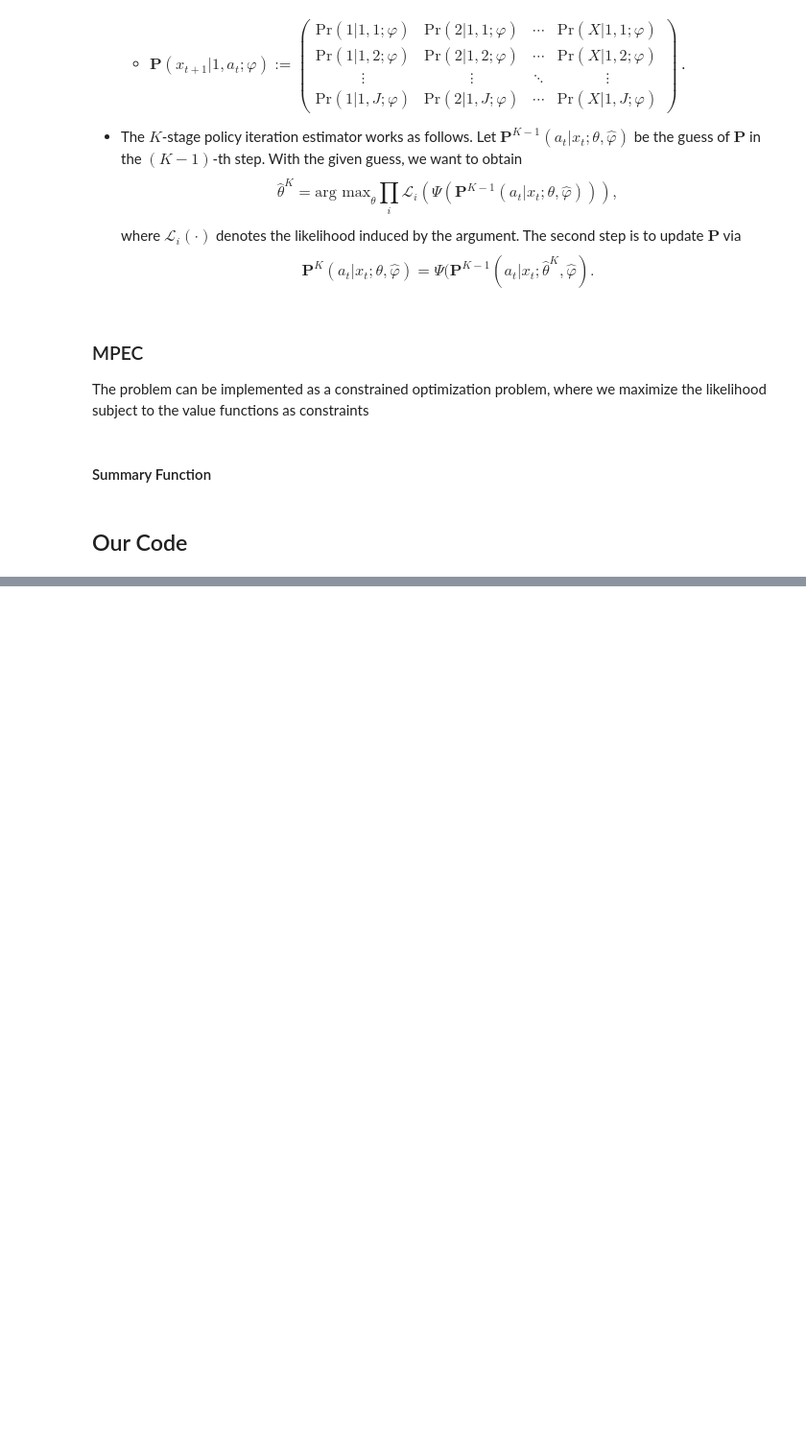
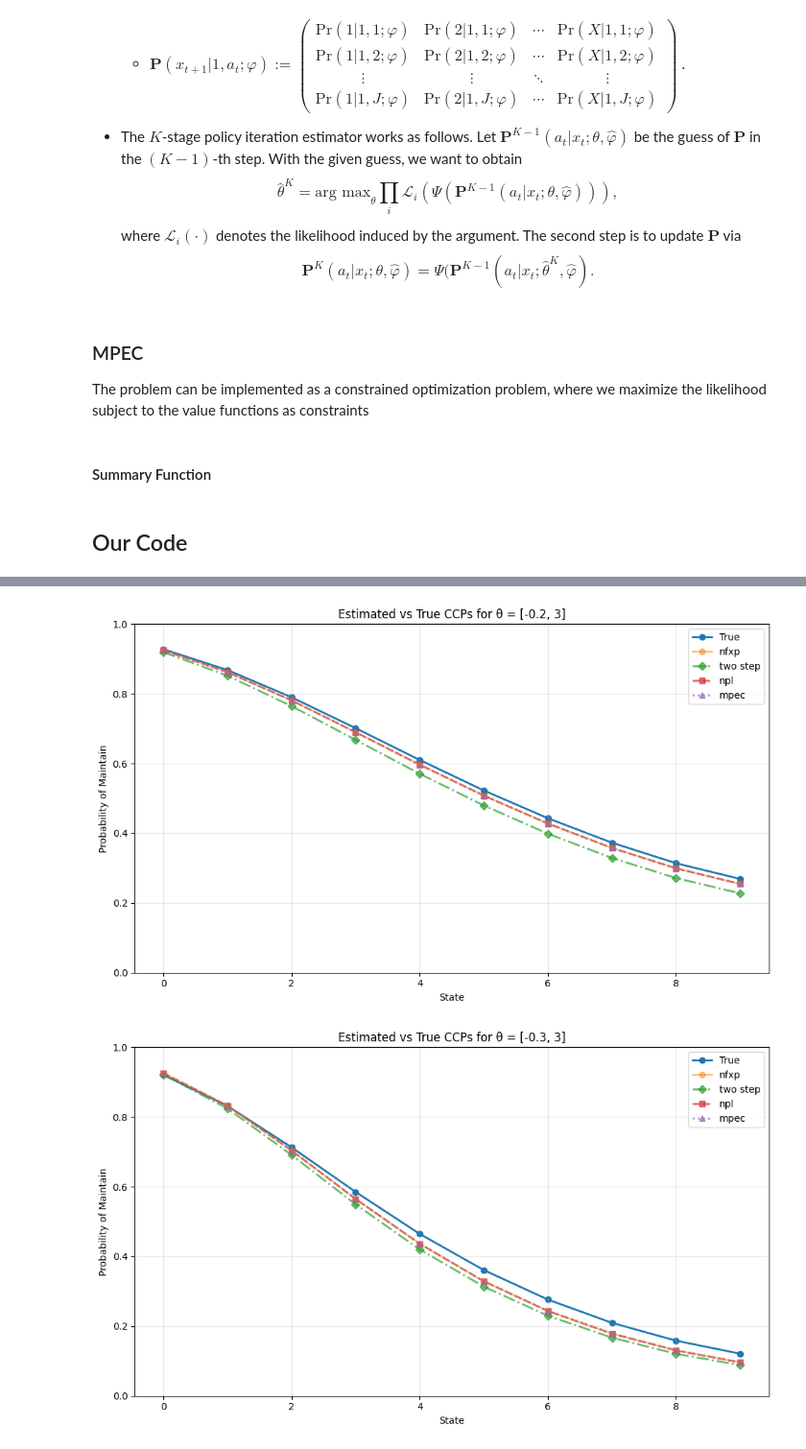
Before and after one commit to whoaitsrichard/io2, a Jupyter notebook: ps2/Exercise1.ipynb, the cells around one changed output, grey strips where cells are left out. Shown at 96% size. Saved outputs shown, nothing was run; the diff lists cells and outputs as text; code cells hidden in the pictures; blank space fills up the shorter version.

```diff
--- a/ps2/Exercise1.ipynb
+++ b/ps2/Exercise1.ipynb
@@ -1370,30 +1389,34 @@ for theta in theta_plot:
     data = data.melt(
         id_vars=['theta', 'method', 'time', 'estimate'],
         value_vars=[f'state_{i}' for i in range(dx)],
         var_name='state',
         value_name='prob'
 )
     data['state'] = data['state'].str.replace('state_', '').astype(int)
 
     style = {
     "nfxp": {"linestyle": "-",  "marker": "o", "zorder": 4,"alpha": 0.5},
     "npl":  {"linestyle": "--", "marker": "s", "zorder": 3,"alpha": 0.7},
     "two step": {"linestyle": "-.", "marker": "D", "zorder": 2,"alpha": 0.7},
+    "mpec": {"linestyle": ":", "marker": "^", "zorder": 5, "alpha": 0.7},
 }
 
     # Plot each method
     for method in data['method'].unique():
         method_data = data[data['method'] == method]
         ax.plot(method_data['state'], method_data['prob'],
                label=method, linewidth=2, **style[method])
 
     # Formatting
     ax.set_xlabel('State')
     ax.set_ylabel('Probability of Maintain')
     ax.set_title(f'Estimated vs True CCPs for θ = {theta}')
     ax.set_ylim(0, 1)
     ax.legend()
     ax.grid(True, alpha=0.3)
 
     plt.tight_layout()
     plt.show()
+# %% [output]
+[figure, added]
+[figure, added]
```
Also changed, not shown: parts of 7 cells of this notebook.
